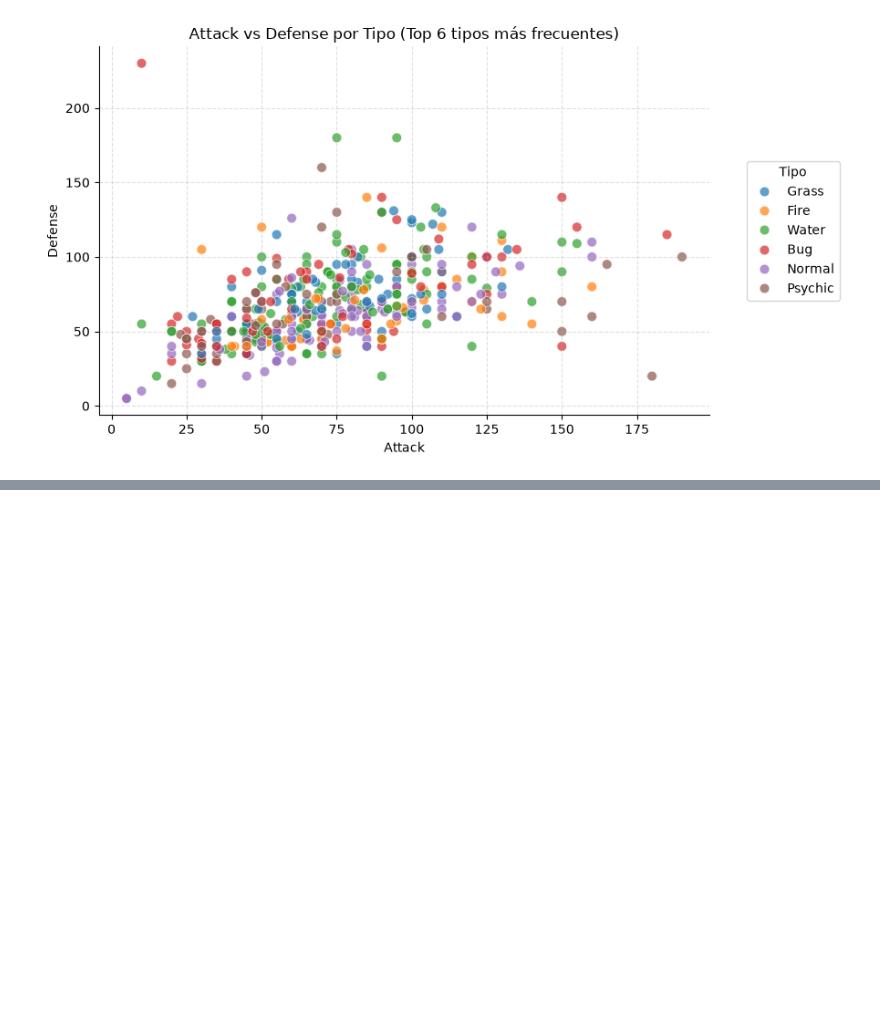
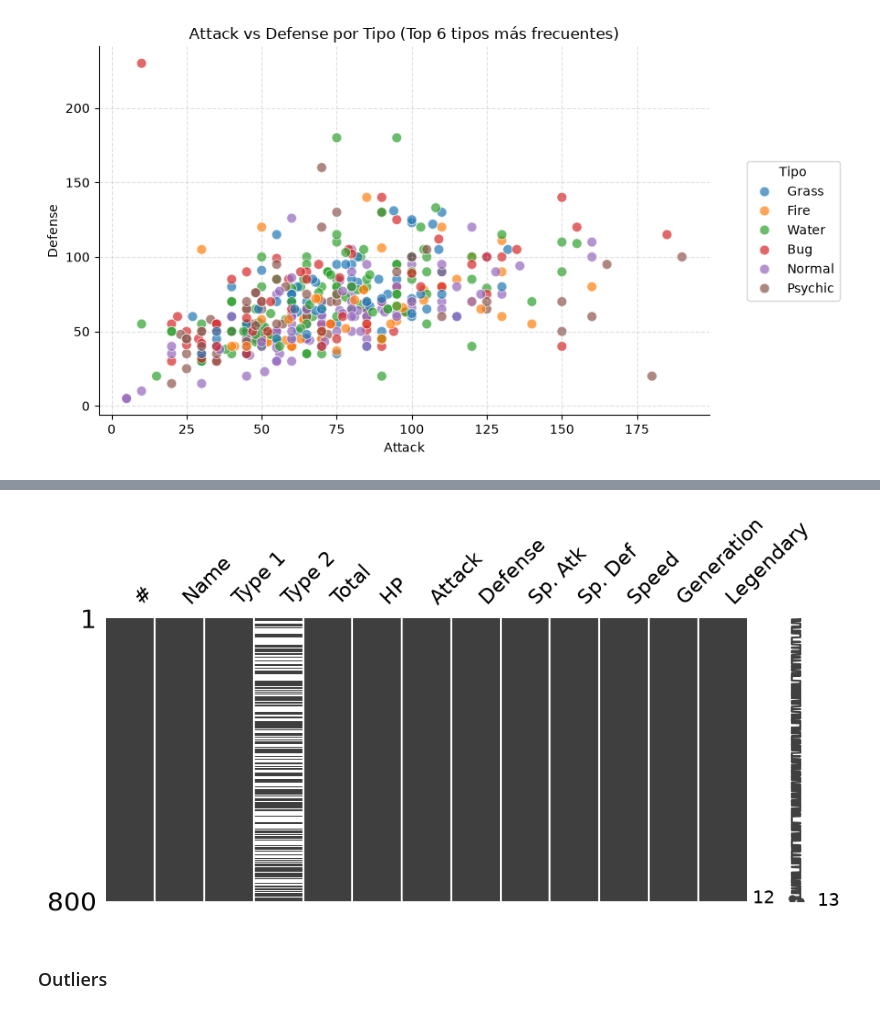
Before and after one commit to AntoBadami/inteligencia-artificial, a Jupyter notebook: A2/EDA_Pokemon.ipynb, the cells around one changed output, grey strips where cells are left out. Saved outputs shown, nothing was run; the diff lists cells and outputs as text; code cells hidden in the pictures; blank space fills up the shorter version.

```diff
--- a/A2/EDA_Pokemon.ipynb
+++ b/A2/EDA_Pokemon.ipynb
@@ -374,0 +397,10 @@ plt.show()
+# %%
+import missingno as msno
+
+# Visualización de faltantes
+msno.matrix(df, figsize=(10, 4))
+plt.show()
+# %% [output]
+[figure, added]
+# %% [markdown]
+### Outliers
```
Also changed, not shown: parts of 7 cells of this notebook.
